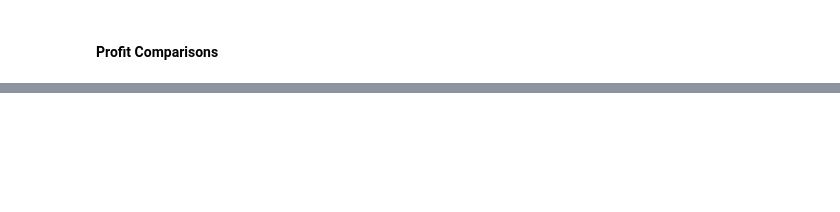
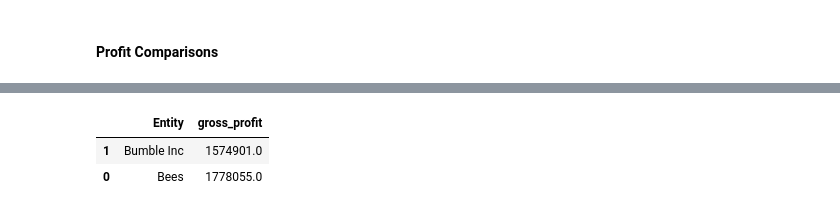
Before and after one commit to aubreepiep/bumble-vs-honeybees, a Jupyter notebook: notebooks/Capstone.ipynb, the cells around one changed output, grey strips where cells are left out. Saved outputs shown, nothing was run; the diff lists cells and outputs as text; code cells hidden in the pictures; blank space fills up the shorter version.

```diff
--- a/notebooks/Capstone.ipynb
+++ b/notebooks/Capstone.ipynb
@@ -313,3 +398,10 @@ plt.xlabel('');
+# %%
+total_profit_catplot= profit_amt_catplot.groupby('Entity')['gross_profit'].sum().reset_index().sort_values('Entity', ascending = False)
+total_profit_catplot
+# %% [output]
+|  | Entity | gross_profit |
+| 1 | Bumble Inc | 1574901.0 |
+| 0 | Bees | 1778055.0 |
 # %%
 #Reformatted as Billions
 #Gross Profit 3yr Total
```
Also changed, not shown: parts of 24 cells of this notebook.
